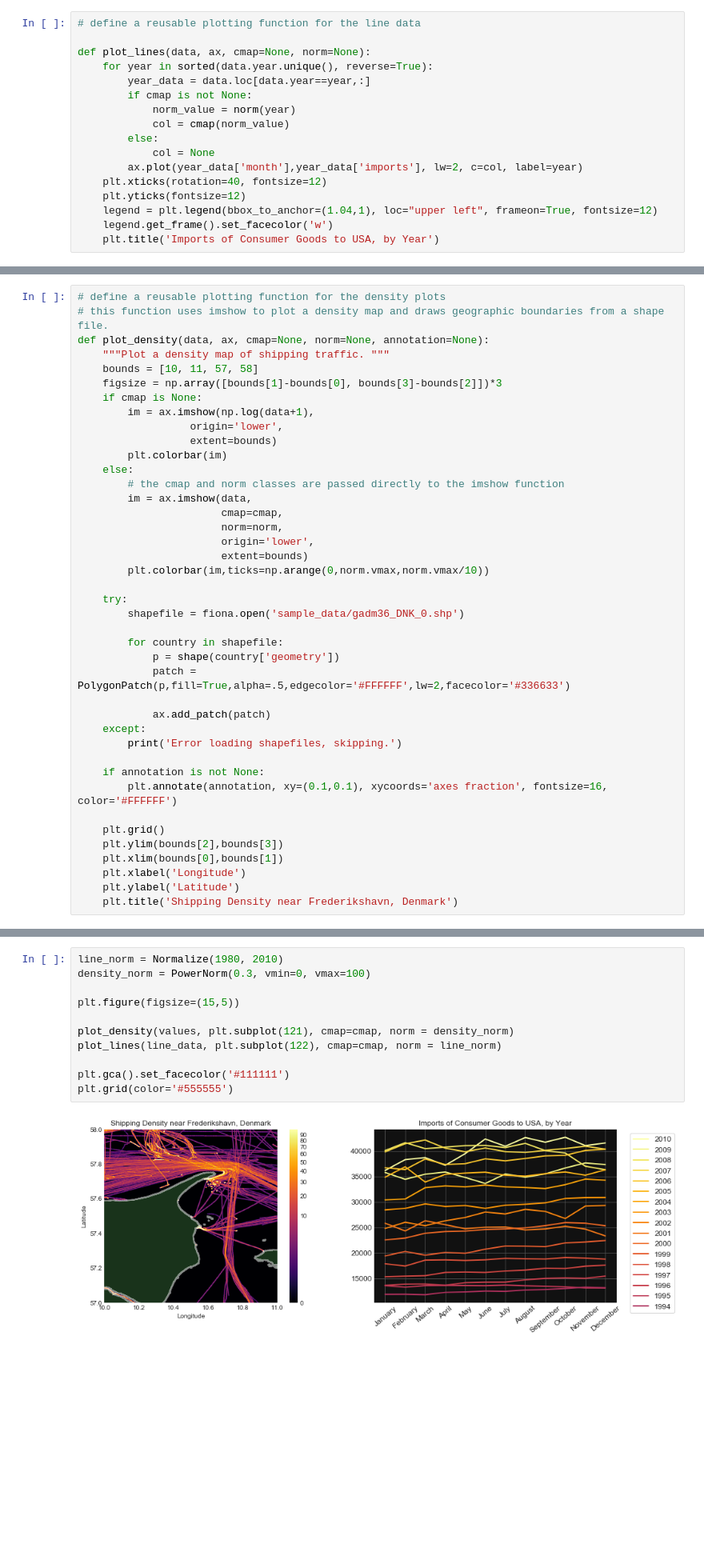
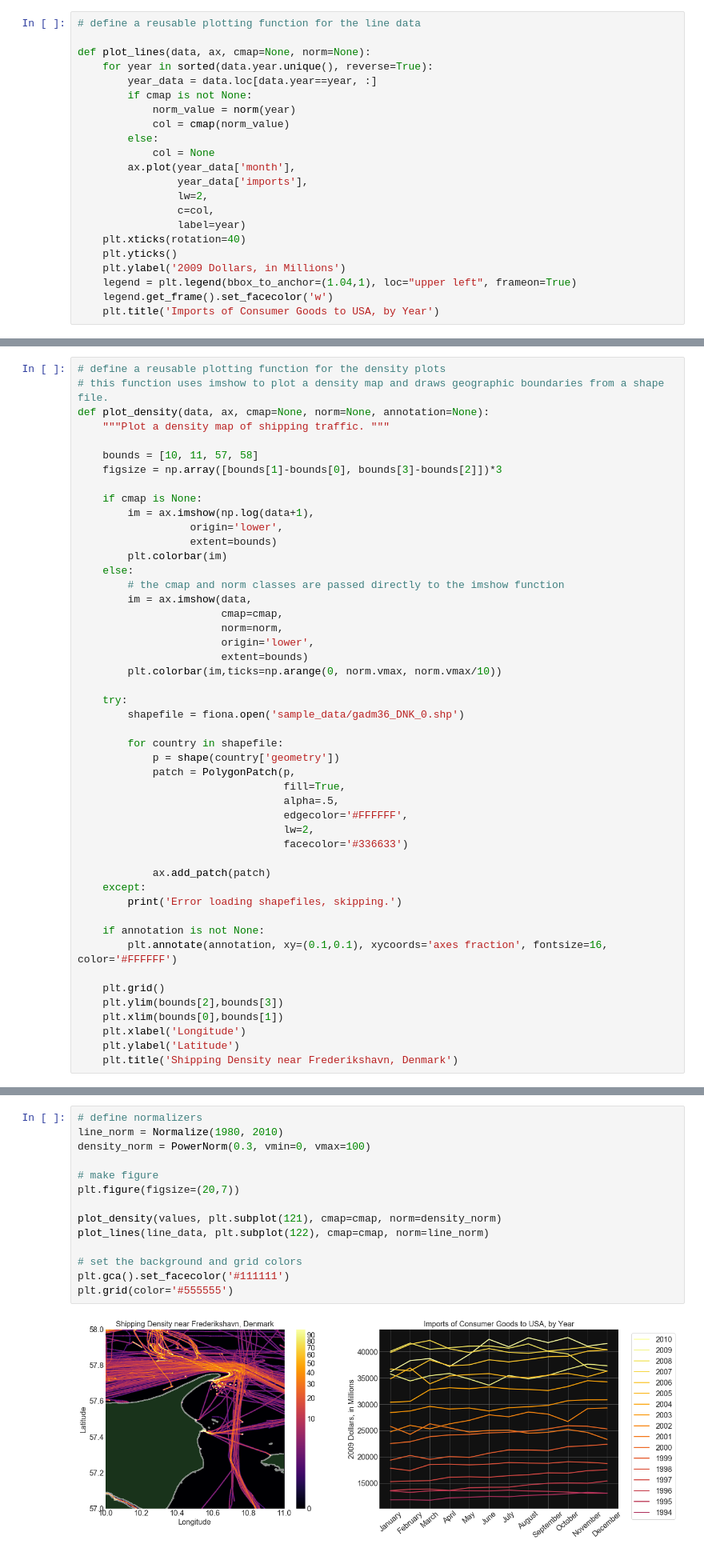
Before and after one commit to vincentropy/python_colormap_tutorial, a Jupyter notebook: color_map_tutorial.ipynb, the cells around one changed output, grey strips where cells are left out. Shown at 80% size. Drawn from its saved outputs; the diff is of its cells as text; blank space fills up the shorter version.

Commit message:
edits to text, changed fontsize in figures

```diff
--- a/color_map_tutorial.ipynb
+++ b/color_map_tutorial.ipynb
@@ -64,16 +77,21 @@ line_data.tail()
 
 def plot_lines(data, ax, cmap=None, norm=None):
     for year in sorted(data.year.unique(), reverse=True):
-        year_data = data.loc[data.year==year,:]
+        year_data = data.loc[data.year==year, :]
         if cmap is not None:
             norm_value = norm(year)
             col = cmap(norm_value)
         else:
             col = None
-        ax.plot(year_data['month'],year_data['imports'], lw=2, c=col, label=year)
-    plt.xticks(rotation=40, fontsize=12)
-    plt.yticks(fontsize=12)
-    legend = plt.legend(bbox_to_anchor=(1.04,1), loc="upper left", frameon=True, fontsize=12)
+        ax.plot(year_data['month'],
+                year_data['imports'],
+                lw=2,
+                c=col,
+                label=year)
+    plt.xticks(rotation=40)
+    plt.yticks()
+    plt.ylabel('2009 Dollars, in Millions')
+    legend = plt.legend(bbox_to_anchor=(1.04,1), loc="upper left", frameon=True)
     legend.get_frame().set_facecolor('w')
     plt.title('Imports of Consumer Goods to USA, by Year')
 # %% [markdown]
@@ -107,8 +125,10 @@ values = sparse_matrix.astype(np.float64).todense().transpose()
 # this function uses imshow to plot a density map and draws geographic boundaries from a shape file.
 def plot_density(data, ax, cmap=None, norm=None, annotation=None):
     """Plot a density map of shipping traffic. """
+
     bounds = [10, 11, 57, 58]
     figsize = np.array([bounds[1]-bounds[0], bounds[3]-bounds[2]])*3
+
     if cmap is None:
         im = ax.imshow(np.log(data+1),
                   origin='lower',
@@ -121,14 +141,19 @@ def plot_density(data, ax, cmap=None, norm=None, annotation=None):
                        norm=norm,
                        origin='lower',
                        extent=bounds)
-        plt.colorbar(im,ticks=np.arange(0,norm.vmax,norm.vmax/10))
+        plt.colorbar(im,ticks=np.arange(0, norm.vmax, norm.vmax/10))
 
     try:
         shapefile = fiona.open('sample_data/gadm36_DNK_0.shp')
 
         for country in shapefile:
             p = shape(country['geometry'])
-            patch = PolygonPatch(p,fill=True,alpha=.5,edgecolor='#FFFFFF',lw=2,facecolor='#336633')
+            patch = PolygonPatch(p,
+                                 fill=True,
+                                 alpha=.5,
+                                 edgecolor='#FFFFFF',
+                                 lw=2,
+                                 facecolor='#336633')
 
             ax.add_patch(patch)
     except:
@@ -185,16 +210,19 @@ plt.tight_layout()
 ### The Line Plot
 Lets apply the same colormap to our lineplot. We'll use a linear normalization this time.
 # %%
+# define normalizers
 line_norm = Normalize(1980, 2010)
 density_norm = PowerNorm(0.3, vmin=0, vmax=100)
 
-plt.figure(figsize=(15,5))
+# make figure
+plt.figure(figsize=(20,7))
 
-plot_density(values, plt.subplot(121), cmap=cmap, norm = density_norm)
-plot_lines(line_data, plt.subplot(122), cmap=cmap, norm = line_norm)
+plot_density(values, plt.subplot(121), cmap=cmap, norm=density_norm)
+plot_lines(line_data, plt.subplot(122), cmap=cmap, norm=line_norm)
 
+# set the background and grid colors
 plt.gca().set_facecolor('#111111')
 plt.grid(color='#555555')
 # %% [output]
-[figure, old version]
+[figure, new version]
 # %% [markdown]
```
Also changed, not shown: parts of 9 cells of this notebook, 1 other file.
